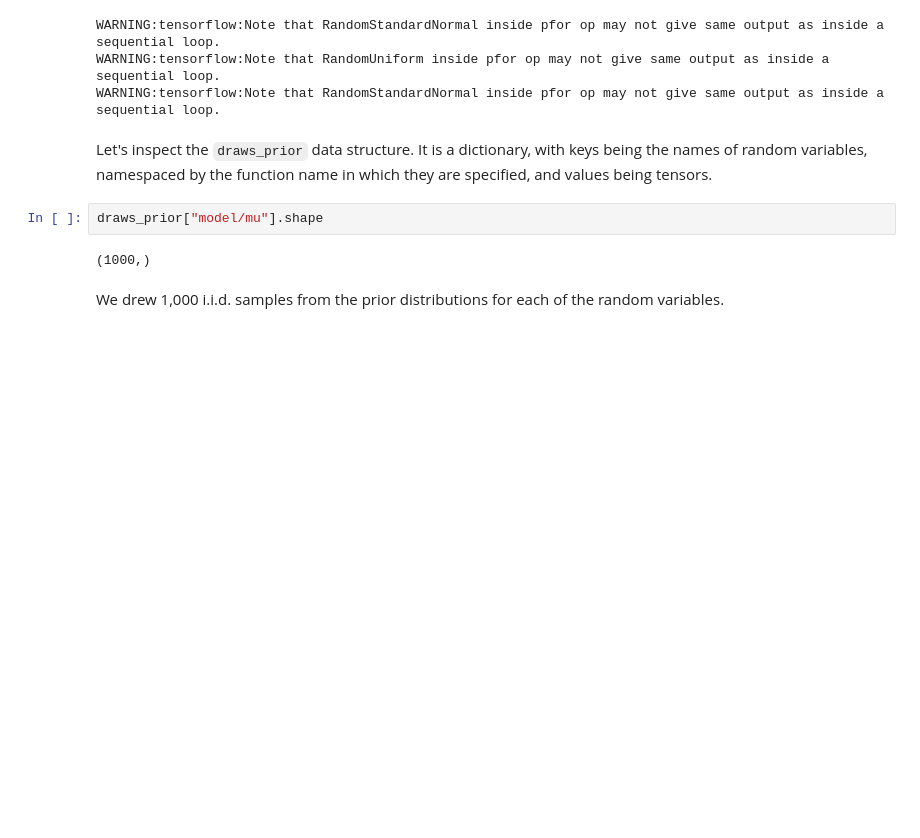
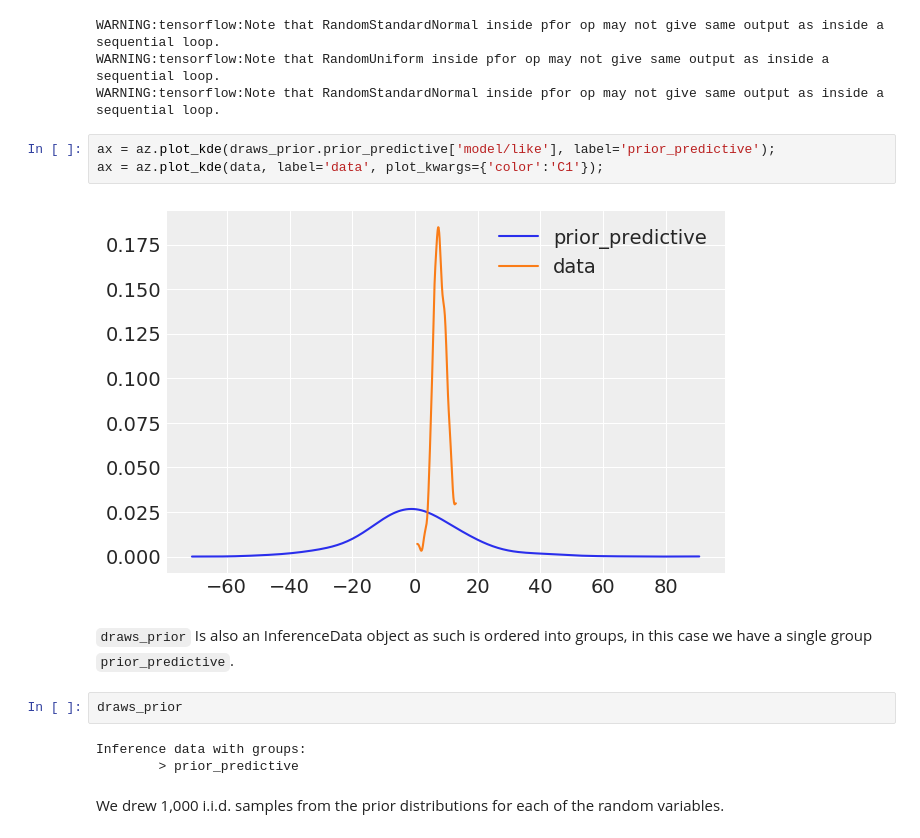
Before and after one commit to pymc-devs/pymc4, a Jupyter notebook: notebooks/basic-usage.ipynb, the cells around one changed output. Drawn from its saved outputs; the diff is of its cells as text; blank space fills up the shorter version.

```diff
--- a/notebooks/basic-usage.ipynb
+++ b/notebooks/basic-usage.ipynb
@@ -96,11 +86,17 @@ draws_prior = pm.sample_prior_predictive(estimation_model)
 WARNING:tensorflow:Note that RandomStandardNormal inside pfor op may not give same output as inside a sequential loop.
 WARNING:tensorflow:Note that RandomUniform inside pfor op may not give same output as inside a sequential loop.
 WARNING:tensorflow:Note that RandomStandardNormal inside pfor op may not give same output as inside a sequential loop.
-# %% [markdown]
-Let's inspect the `draws_prior` data structure. It is a dictionary, with keys being the names of random variables, namespaced by the function name in which they are specified, and values being tensors.
-# %%
-draws_prior["model/mu"].shape
-# %% [output]
-(1000,)
+# %%
+ax = az.plot_kde(draws_prior.prior_predictive['model/like'], label='prior_predictive');
+ax = az.plot_kde(data, label='data', plot_kwargs={'color':'C1'});
+# %% [output]
+[figure, added]
+# %% [markdown]
+`draws_prior` Is also an InferenceData object as such is ordered into groups, in this case we have a single group `prior_predictive`.
+# %%
+draws_prior
+# %% [output]
+Inference data with groups:
+        > prior_predictive
 # %% [markdown]
 We drew 1,000 i.i.d. samples from the prior distributions for each of the random variables.
```
Also changed, not shown: parts of 21 cells of this notebook, 1 other file.
